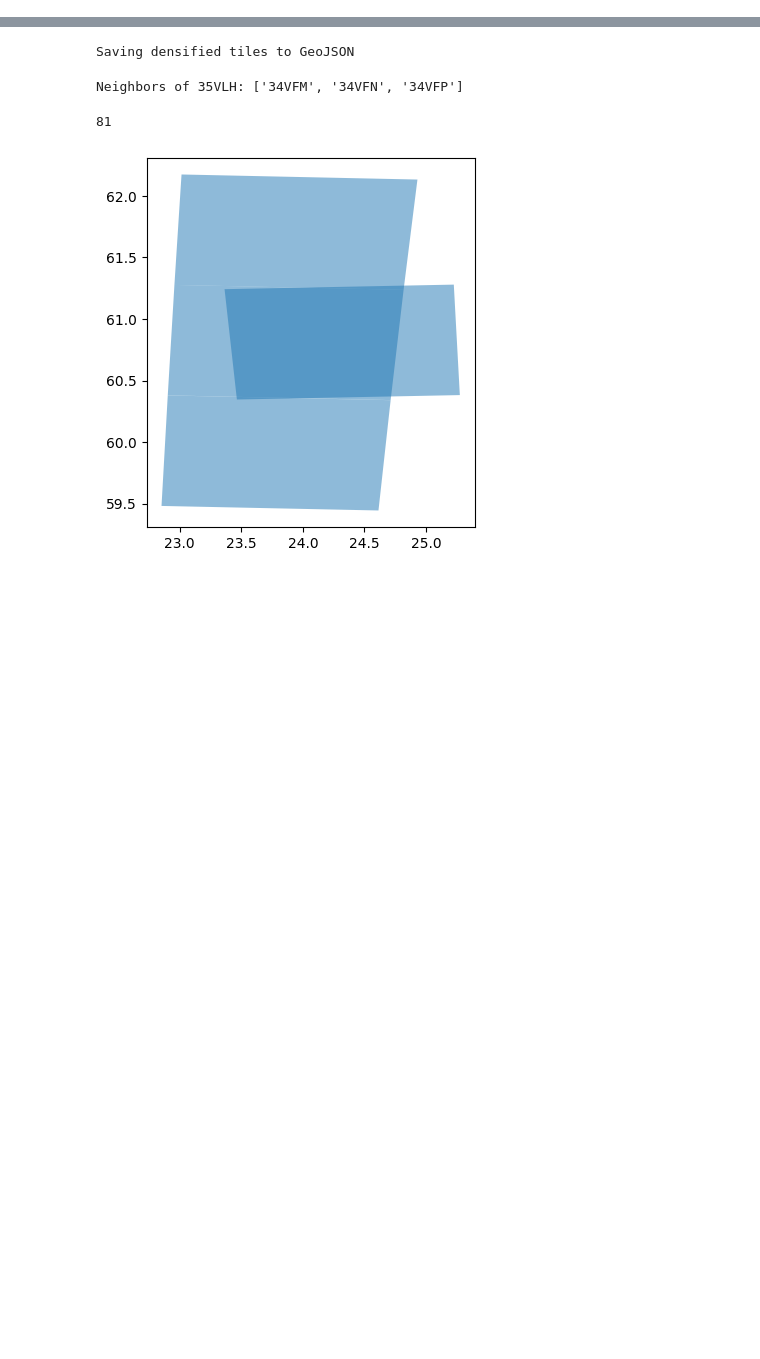
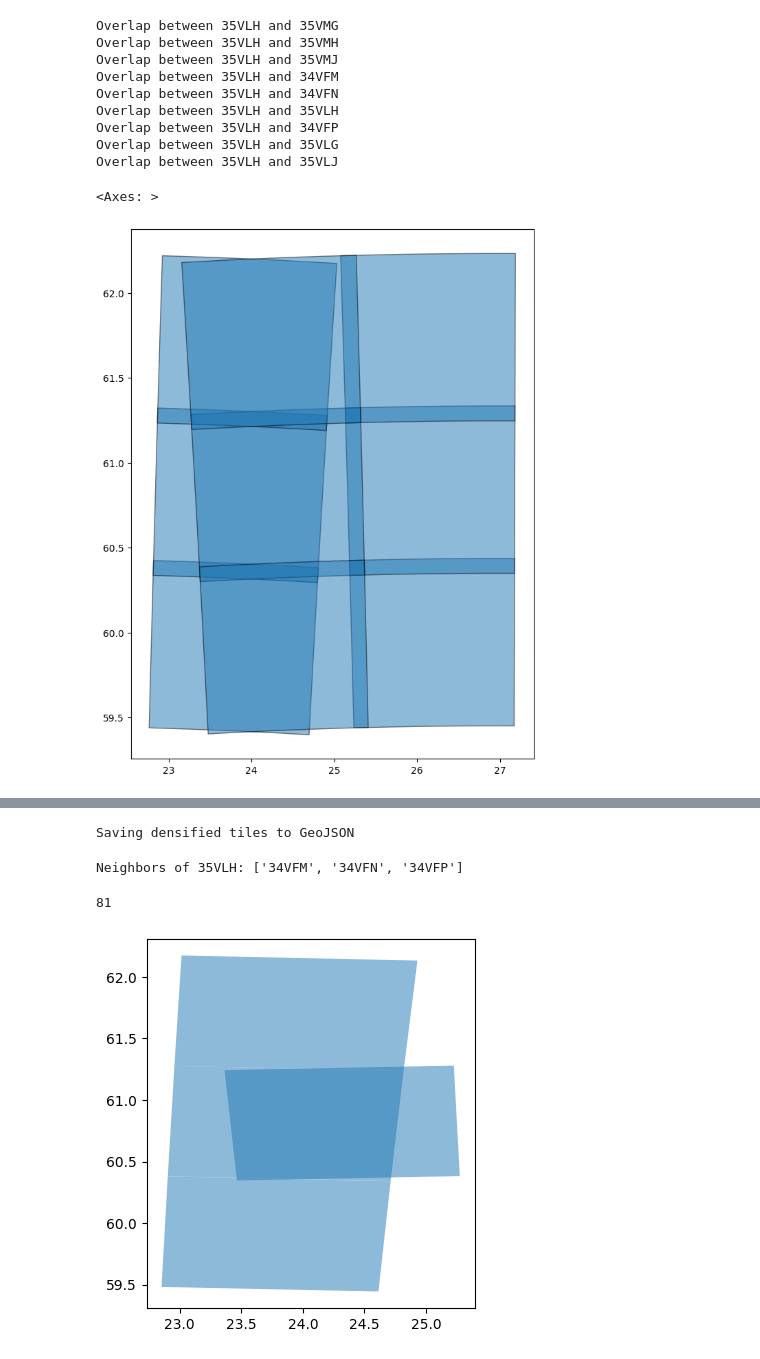
Before and after one commit to hamk-uas/preferred-tile, a Jupyter notebook: create_grid.ipynb, the cells around one changed output, grey strips where cells are left out. Saved outputs shown, nothing was run; the diff lists cells and outputs as text; code cells hidden in the pictures; blank space fills up the shorter version.

Commit message:
Splitting contour plots

```diff
--- a/create_grid.ipynb
+++ b/create_grid.ipynb
@@ -139,0 +132,13 @@ Loading tile geometries, shrinking and projecting to WGS84
+# %%
+print("Finding intersecting tiles")
+gdf = gpd.GeoDataFrame(tiles.values())
+gdf.set_index("id", inplace=True)
+gdf.set_geometry("dense_wgs84_polygon", crs="EPSG:4326", inplace=True)
+pairs = gdf.sindex.query(gdf.geometry.values, predicate="intersects", output_format='indices').T
+# Add pairs to graph
+intersect_graph = nx.Graph()
+for i, j in pairs:
+    if i < j:
+        intersect_graph.add_edge(gdf.index[i], gdf.index[j])
+
+print(f"Average number of intersecting neighbors: {(len(pairs)-len(tiles))/len(tiles)}")
@@ -139,0 +342,23 @@ Loading tile geometries, shrinking and projecting to WGS84
+# %%
+pairs = gdf.sindex.query(gdf.geometry.values, predicate="intersects", output_format='indices').T
+#print pair ids
+overlaps_35vlh = []
+for i, j in pairs:
+    if gdf.index[i] == "35VLH":
+        print(f"Overlap between {gdf.index[i]} and {gdf.index[j]}")
+        overlaps_35vlh.append(gdf.index[j])
+# Plot those that overlapped
+gdf_overlaps = gdf.loc[overlaps_35vlh + ["35VLH"]]
+gdf_overlaps.plot(figsize=(10, 10), edgecolor='black', alpha=0.5)
+# %% [output]
+Overlap between 35VLH and 35VMG
+Overlap between 35VLH and 35VMH
+Overlap between 35VLH and 35VMJ
+Overlap between 35VLH and 34VFM
+Overlap between 35VLH and 34VFN
+Overlap between 35VLH and 35VLH
+Overlap between 35VLH and 34VFP
+Overlap between 35VLH and 35VLG
+Overlap between 35VLH and 35VLJ
+<Axes: >
+[figure, added]
```
Also changed, not shown: parts of 8 cells of this notebook, 3 other files.
